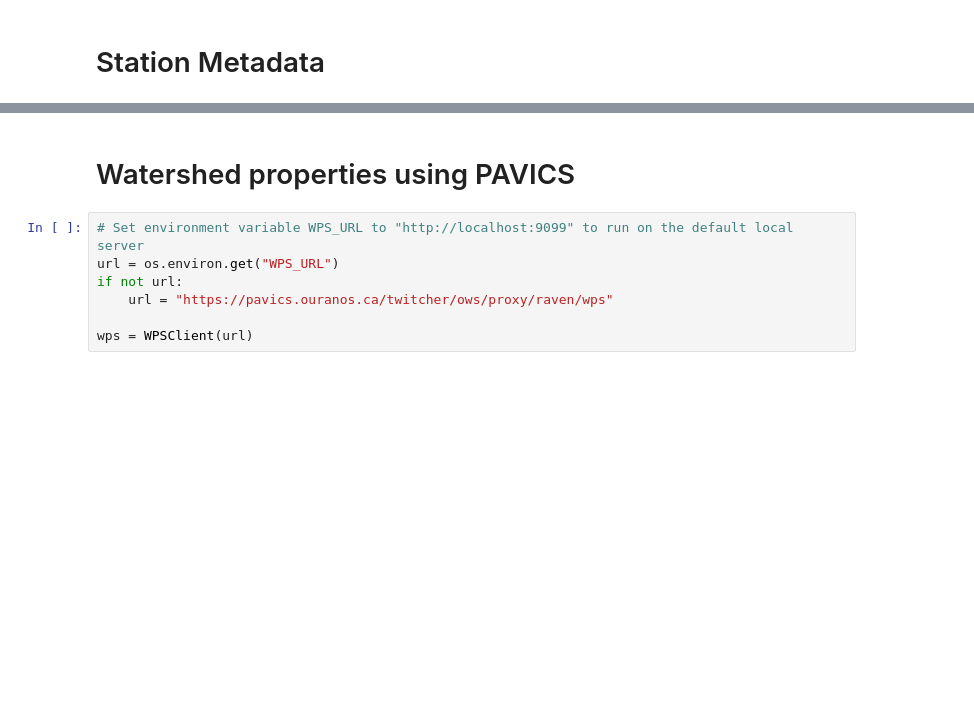
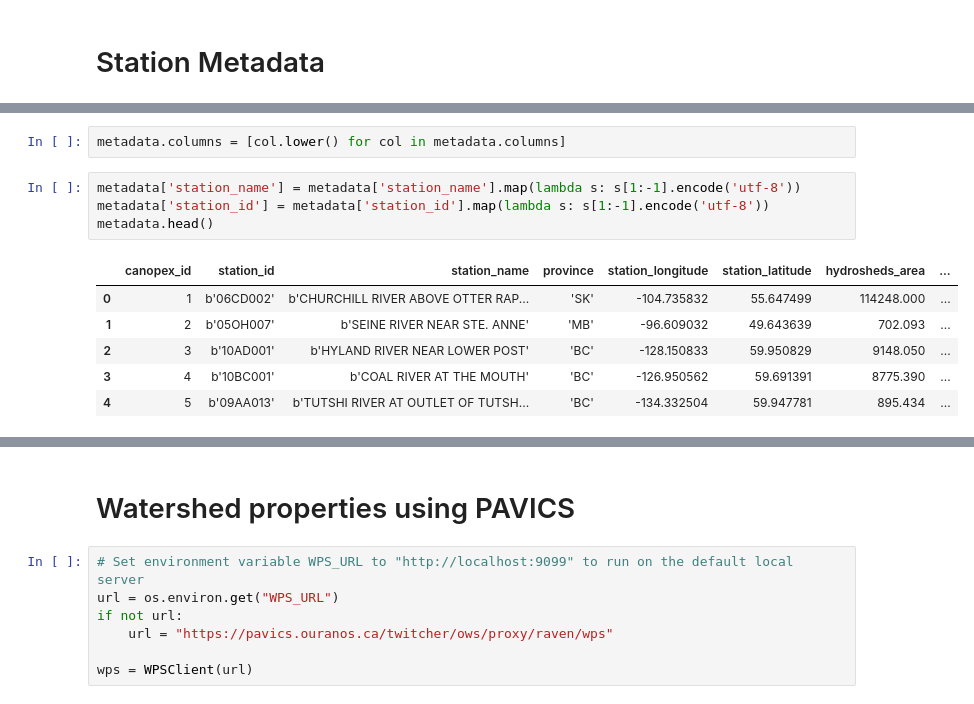
Before and after one commit to shelleygoel/streamflow-forecast, a Jupyter notebook: collect_watershed_data.ipynb, the cells around one changed output, grey strips where cells are left out. Saved outputs shown, nothing was run; the diff lists cells and outputs as text; blank space fills up the shorter version.

```diff
--- a/collect_watershed_data.ipynb
+++ b/collect_watershed_data.ipynb
@@ -125,0 +86,13 @@ metadata
+# %%
+metadata.columns = [col.lower() for col in metadata.columns]
+# %%
+metadata['station_name'] = metadata['station_name'].map(lambda s: s[1:-1].encode('utf-8'))
+metadata['station_id'] = metadata['station_id'].map(lambda s: s[1:-1].encode('utf-8'))
+metadata.head()
+# %% [output]
+|  | canopex_id | station_id | station_name | province | station_longitude | station_latitude | hydrosheds_area | ... |
+| 0 | 1 | b'06CD002' | b'CHURCHILL RIVER ABOVE OTTER RAP... | 'SK' | -104.735832 | 55.647499 | 114248.000 | ... |
+| 1 | 2 | b'05OH007' | b'SEINE RIVER NEAR STE. ANNE' | 'MB' | -96.609032 | 49.643639 | 702.093 | ... |
+| 2 | 3 | b'10AD001' | b'HYLAND RIVER NEAR LOWER POST' | 'BC' | -128.150833 | 59.950829 | 9148.050 | ... |
+| 3 | 4 | b'10BC001' | b'COAL RIVER AT THE MOUTH' | 'BC' | -126.950562 | 59.691391 | 8775.390 | ... |
+| 4 | 5 | b'09AA013' | b'TUTSHI RIVER AT OUTLET OF TUTSH... | 'BC' | -134.332504 | 59.947781 | 895.434 | ... |
```
Also changed, not shown: parts of 28 cells of this notebook.
